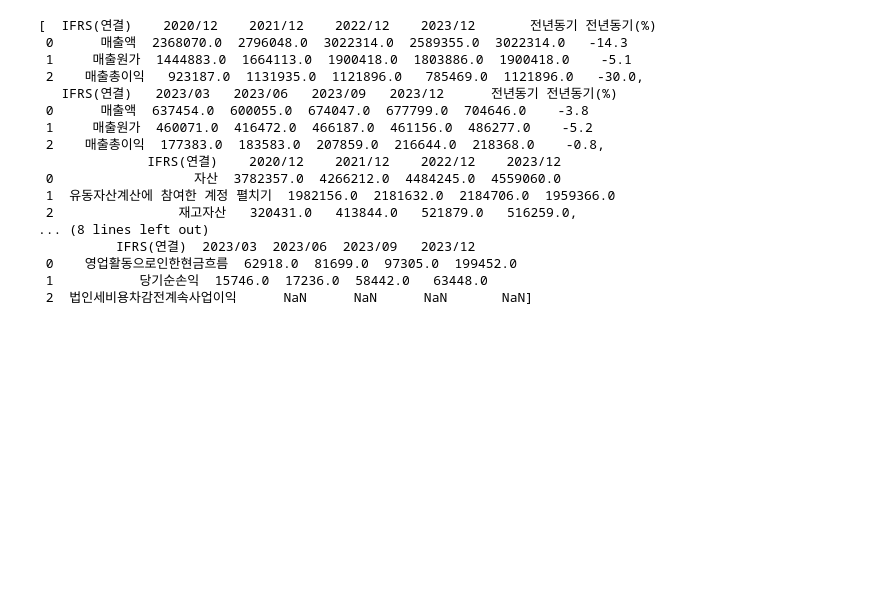
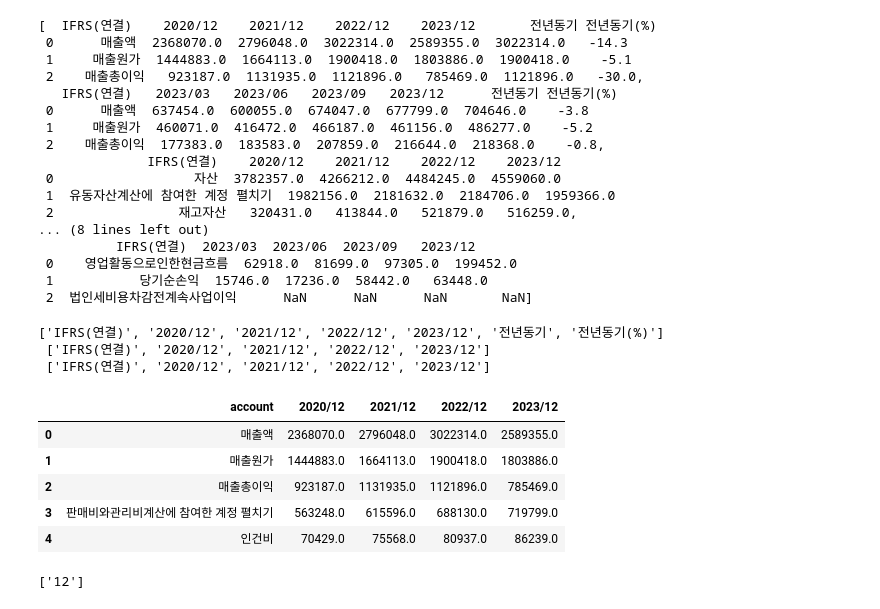
Before and after one commit to ahn283/projects, a Jupyter notebook: trader/data_manager.ipynb, the cells around one changed output. Cells and saved outputs as stored; diff of their text form; code cells hidden in the pictures; blank space fills up the shorter version.

```diff
--- a/trader/data_manager.ipynb
+++ b/trader/data_manager.ipynb
@@ -807,3 +807,42 @@ data = pd.read_html(url, displayed_only=False)
  0    영업활동으로인한현금흐름  62918.0  81699.0  97305.0  199452.0
  1           당기순손익  15746.0  17236.0  58442.0   63448.0
  2  법인세비용차감전계속사업이익      NaN      NaN      NaN       NaN]
+# %%
+print(
+    data[0].columns.tolist(), '\n',
+    data[2].columns.tolist(), '\n',
+    data[4].columns.to_list()
+)
+# %% [output]
+['IFRS(연결)', '2020/12', '2021/12', '2022/12', '2023/12', '전년동기', '전년동기(%)']
+ ['IFRS(연결)', '2020/12', '2021/12', '2022/12', '2023/12']
+ ['IFRS(연결)', '2020/12', '2021/12', '2022/12', '2023/12']
+# %%
+data_fs_y = pd.concat(
+    [data[0].iloc[:, ~data[0].columns.str.contains('전년동기')], data[2], data[4]]
+)
+data_fs_y = data_fs_y.rename(columns={data_fs_y.columns[0]: "account"})
+data_fs_y.head()
+# %% [output]
+|  | account | 2020/12 | 2021/12 | 2022/12 | 2023/12 |
+| 0 | 매출액 | 2368070.0 | 2796048.0 | 3022314.0 | 2589355.0 |
+| 1 | 매출원가 | 1444883.0 | 1664113.0 | 1900418.0 | 1803886.0 |
+| 2 | 매출총이익 | 923187.0 | 1131935.0 | 1121896.0 | 785469.0 |
+| 3 | 판매비와관리비계산에 참여한 계정 펼치기 | 563248.0 | 615596.0 | 688130.0 | 719799.0 |
+| 4 | 인건비 | 70429.0 | 75568.0 | 80937.0 | 86239.0 |
+# %%
+# 결산월 추출
+import requests as rq
+from bs4 import BeautifulSoup
+import re
+
+page_data = rq.get(url)
+page_data_html = BeautifulSoup(page_data.content, 'html.parser')
+
+fiscal_data = page_data_html.select('div.corp_group1 > h2')
+fiscal_data_text = fiscal_data[1].text
+fiscal_data_text = re.findall('[0-9]+', fiscal_data_text)
+
+print(fiscal_data_text)
+# %% [output]
+['12']
```
Also changed, not shown: parts of 1 cell of this notebook.
